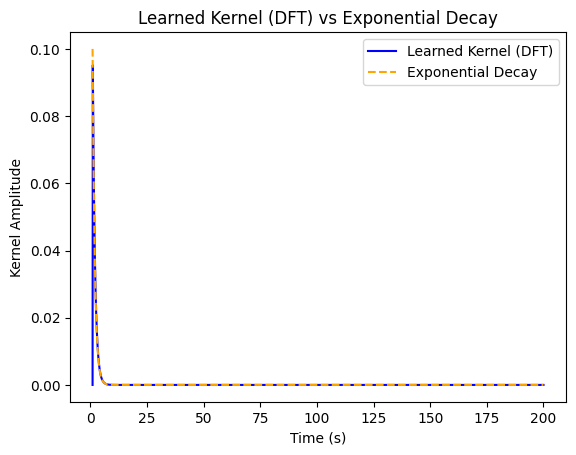
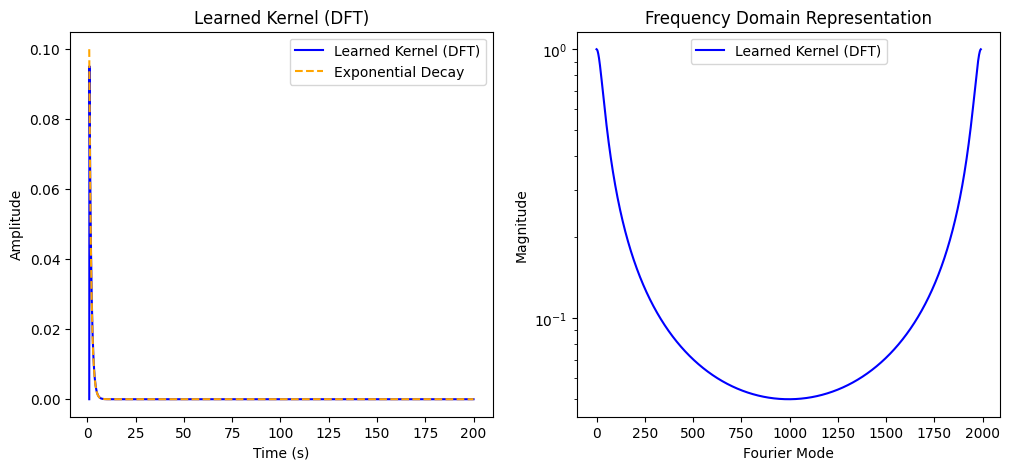
The notebook cell's code change between the first figure and the second:
--- before
+++ after
@@ -18,10 +18,4 @@
 
 H_hat_dft, H_learned_dft = kernel_from_dft(input_signal, output_signal)
-dt = time_signal[1] - time_signal[0]
 
-plt.plot(time_signal, H_learned_dft, label='Learned Kernel (DFT)', color='blue')
-plt.plot(time_signal, dt * np.exp(-time_signal+1), label='Exponential Decay', color='orange', linestyle='dashed')
-plt.xlabel('Time (s)')
-plt.ylabel('Kernel Amplitude')
-plt.title('Learned Kernel (DFT) vs Exponential Decay')
-plt.legend()
+plot_kernel(H_learned_dft, H_hat_dft, time_signal, 'DFT')

Commit: added some figure explanations